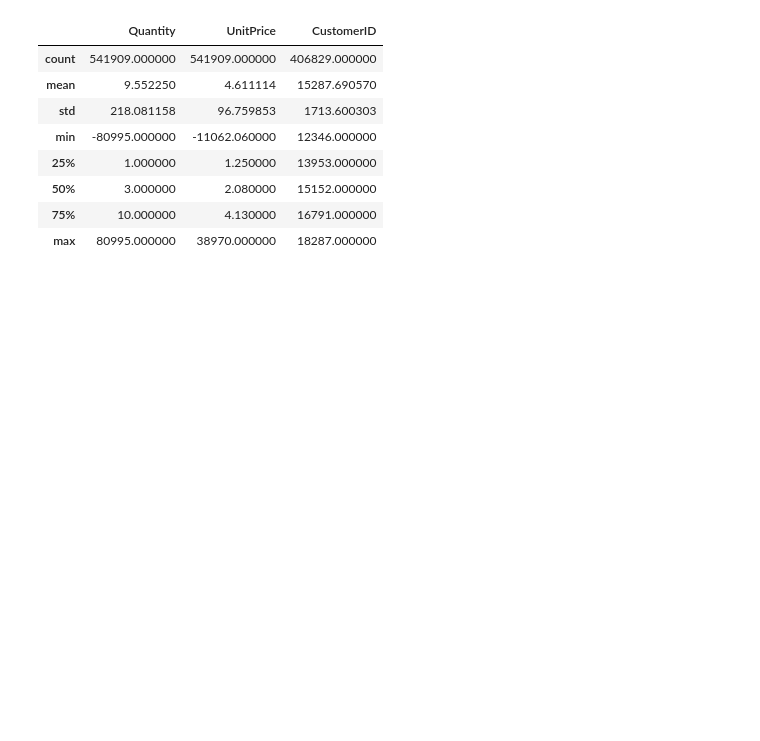
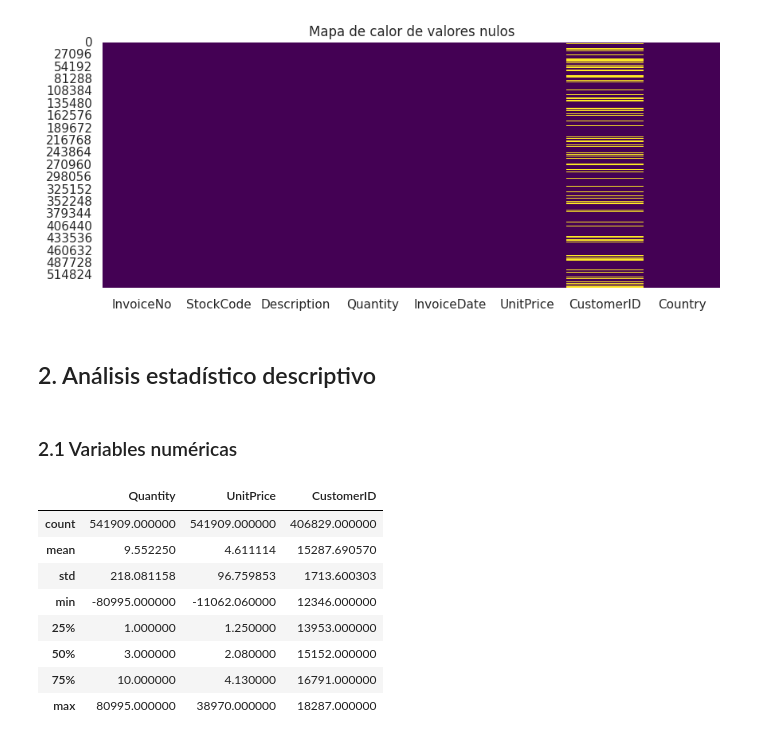
Before and after one commit to NicolasBeatum/EDA_FundamentosML_NicolasHernandez, a Jupyter notebook: FMLNicolasHernandez_Prueba1.ipynb, the cells around one changed output. Drawn from its saved outputs; the diff is of its cells as text; code cells hidden in the pictures; blank space fills up the shorter version.

```diff
--- a/FMLNicolasHernandez_Prueba1.ipynb
+++ b/FMLNicolasHernandez_Prueba1.ipynb
@@ -17,0 +6,11 @@ el dataset se puede descargar desde:
+# %%
+# Importación de librerías necesarias
+import pandas as pd
+import numpy as np
+import matplotlib.pyplot as plt
+import seaborn as sns
+import warnings
+warnings.filterwarnings('ignore')
+plt.style.use('ggplot')
+sns.set(style='whitegrid')
+pd.set_option('display.max_columns', None)
@@ -42,3 +89,15 @@ Procederemos a ver que tipo de variables tenemos este dataset.
+# %%
+# Visualizar valores nulos
+plt.figure(figsize=(10,4))
+sns.heatmap(df.isnull(), cbar=False, cmap='viridis')
+plt.title('Mapa de calor de valores nulos')
+plt.show()
+# %% [output]
+[figure, added]
+# %% [markdown]
+## 2. Análisis estadístico descriptivo
+# %% [markdown]
+### 2.1 Variables numéricas
 # %%
 df.describe()
 # %% [output]
```
Also changed, not shown: parts of 34 cells of this notebook.
